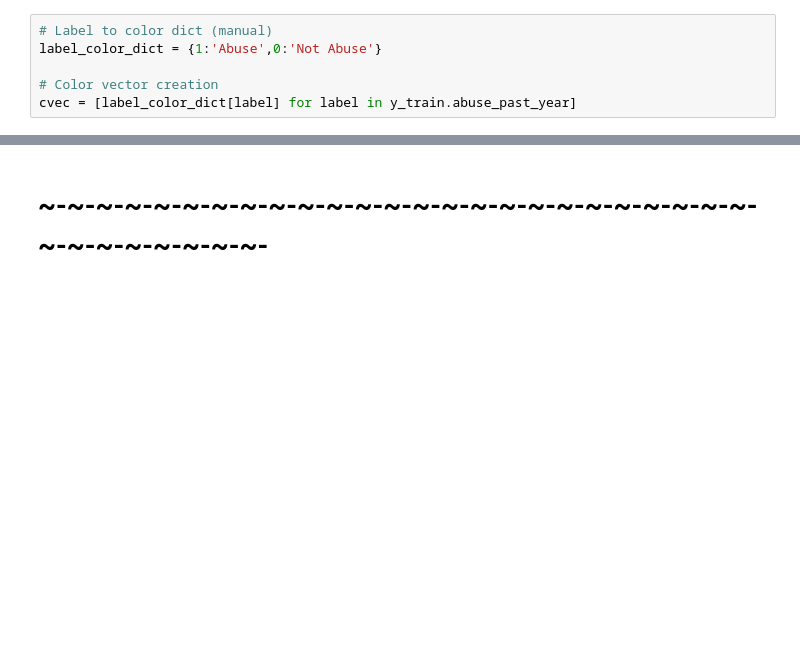
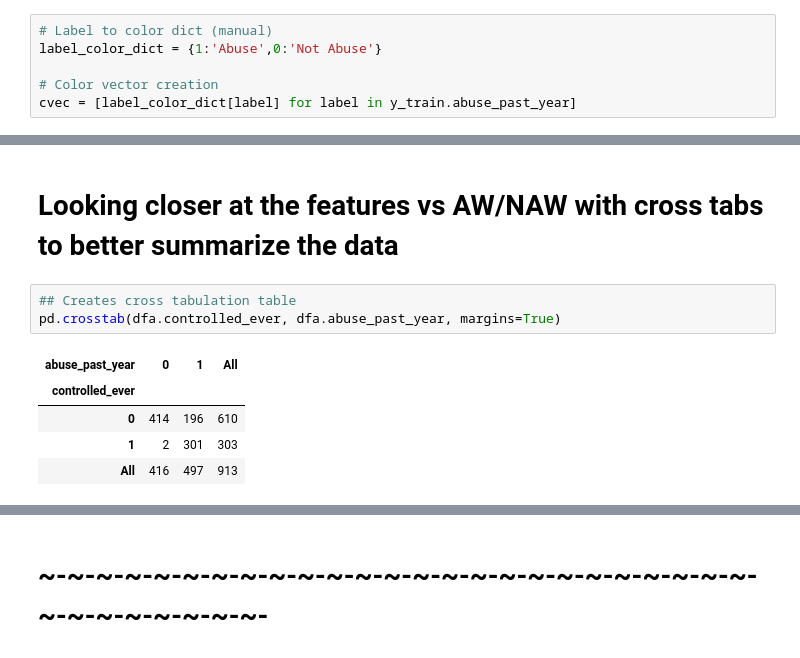
Before and after one commit to codeup-capstone-one/domestic-violence, a Jupyter notebook: Phase_1.ipynb, the cells around one changed output, grey strips where cells are left out. Cells and saved outputs as stored; diff of their text form; blank space fills up the shorter version.

Commit message:
Working on crosstabs

```diff
--- a/Phase_1.ipynb
+++ b/Phase_1.ipynb
@@ -456,0 +485,11 @@ sns.scatterplot(
+# %% [markdown]
+# Looking closer at the features vs AW/NAW with cross tabs to better summarize the data
+# %%
+## Creates cross tabulation table
+pd.crosstab(dfa.controlled_ever, dfa.abuse_past_year, margins=True)
+# %% [output]
+| abuse_past_year | 0 | 1 | All |
+| controlled_ever |  |  |  |
+| 0 | 414 | 196 | 610 |
+| 1 | 2 | 301 | 303 |
+| All | 416 | 497 | 913 |
```
Also changed, not shown: parts of 15 cells of this notebook.
